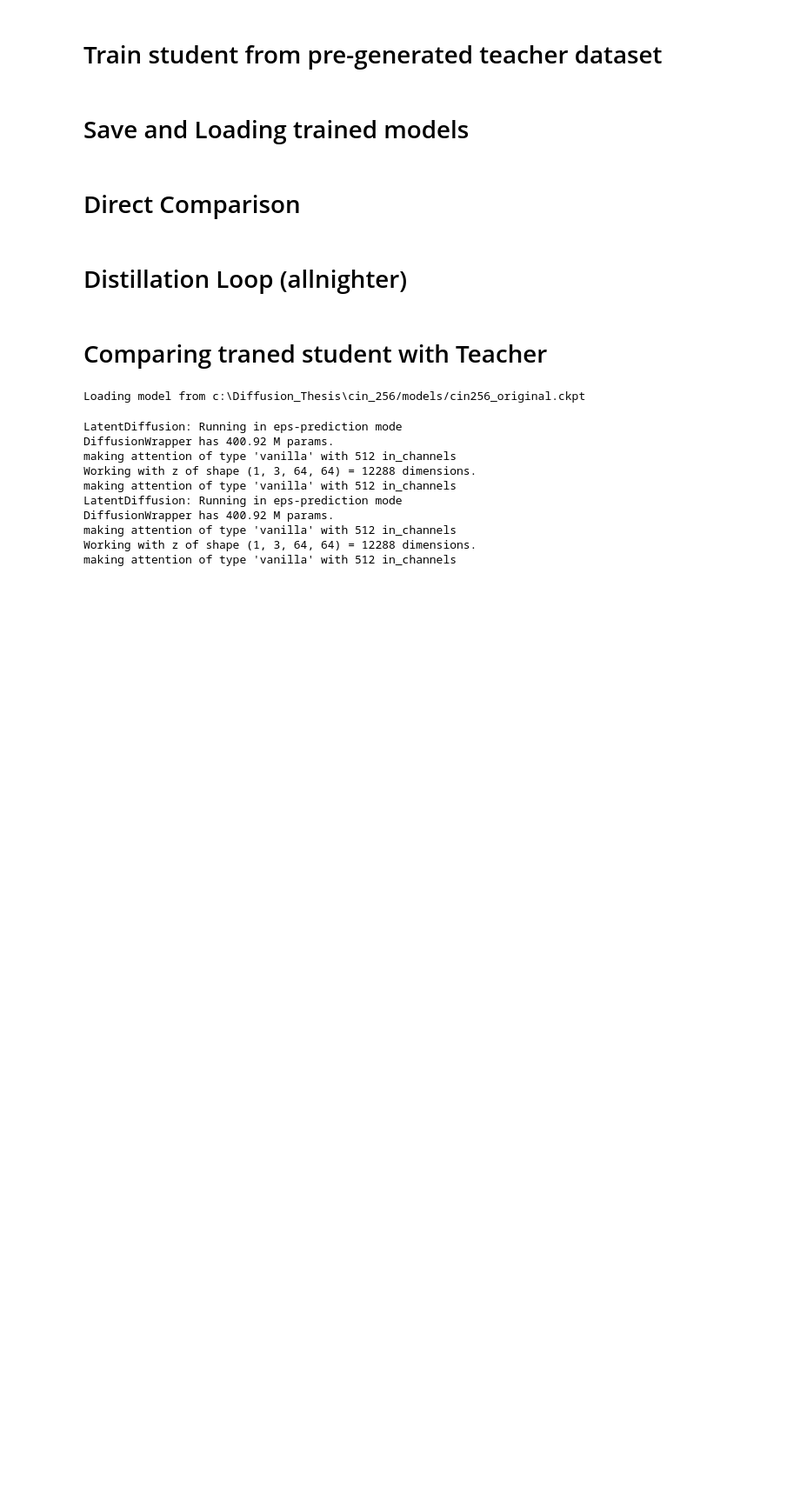
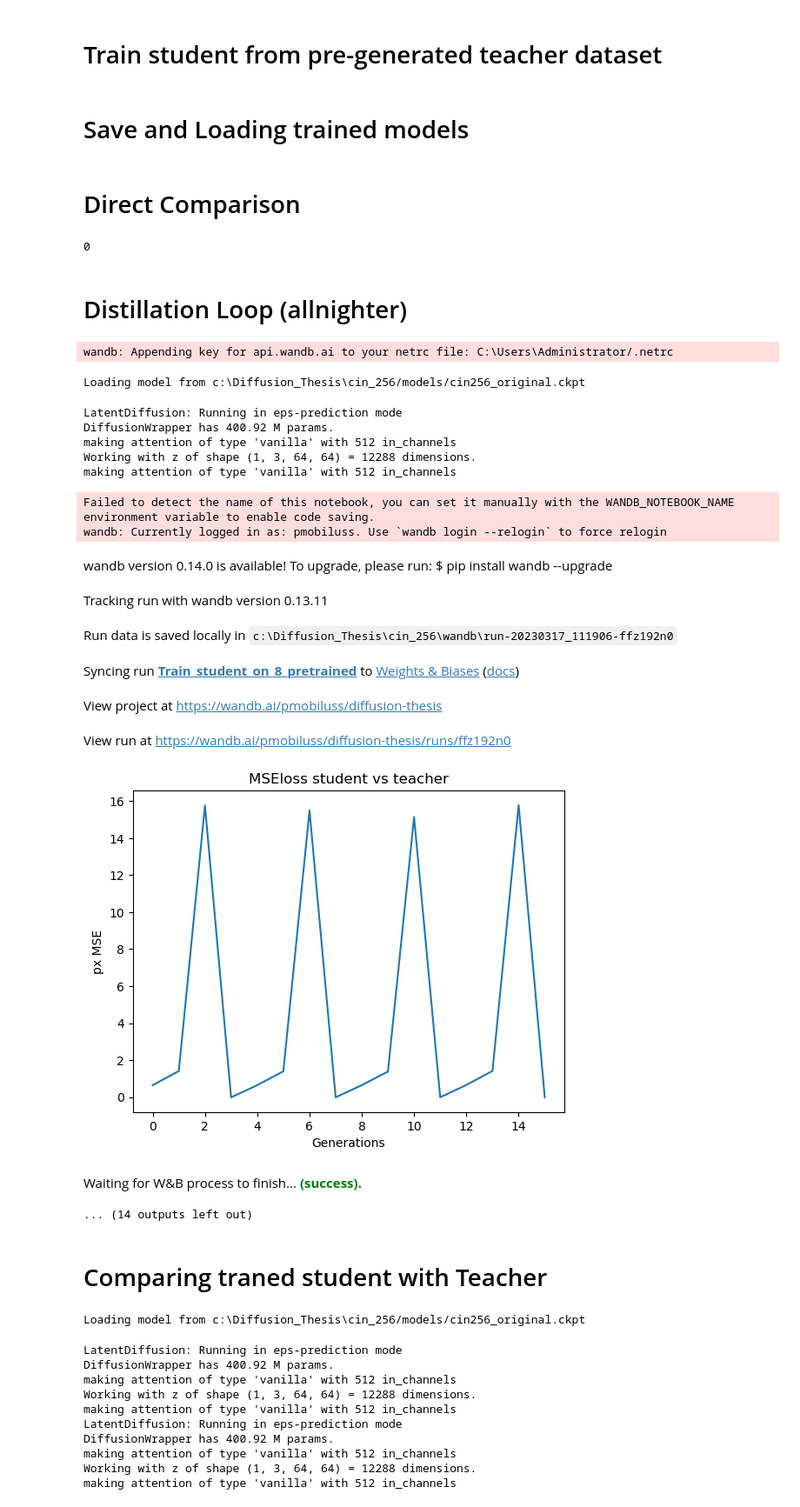
Before and after one commit to Pmobilee/DSD, a Jupyter notebook: cin_256/Cin_256_custom.ipynb, the cells around one changed output. Shown at 87% size. Drawn from its saved outputs; the diff is of its cells as text; code cells hidden in the pictures; blank space fills up the shorter version.

```diff
--- a/cin_256/Cin_256_custom.ipynb
+++ b/cin_256/Cin_256_custom.ipynb
@@ -208,24 +202,47 @@ student, sampler_student, optimizer, scheduler = load_trained(path, config_path)
 # %%
 images, _ = compare_teacher_student(teacher, sampler_teacher, student, sampler_student, steps=[1, 2, 4, 8, 16, 32, 64, 128])
 images
+# %%
+2 % 1
+# %% [output]
+0
 # %% [markdown]
 # Distillation Loop (allnighter)
 # %%
 from util import *
 import wandb
 
 cwd = os.getcwd()
 %reload_ext autoreload
 %autoreload 2
 !wandb login 4baa24c4fc6c8eed782cacb721d34977149d4fcb
 
-ddim_steps = [128, 64, 32, 16, 8, 4, 2]
-run_name = "True Attempt1e-9"
-generations = 25000
+ddim_steps = [8, 4, 2]
+run_name = "test"
+generations = 16
 lr=0.000000001
 config = f"{cwd}/models/configs/cin256-v2-custom.yaml"
 original_model_path = f"{cwd}/models/cin256_original.ckpt"
 distill(ddim_steps, generations, run_name, config, original_model_path, lr=lr)
+# %% [output]
+wandb: Appending key for api.wandb.ai to your netrc file: C:\Users\Administrator/.netrc
+Loading model from c:\Diffusion_Thesis\cin_256/models/cin256_original.ckpt
+LatentDiffusion: Running in eps-prediction mode
+DiffusionWrapper has 400.92 M params.
+making attention of type 'vanilla' with 512 in_channels
+Working with z of shape (1, 3, 64, 64) = 12288 dimensions.
+making attention of type 'vanilla' with 512 in_channels
+Failed to detect the name of this notebook, you can set it manually with the WANDB_NOTEBOOK_NAME environment variable to enable code saving.
+wandb: Currently logged in as: pmobiluss. Use `wandb login --relogin` to force relogin
+wandb version 0.14.0 is available! To upgrade, please run: $ pip install wandb --upgrade
+Tracking run with wandb version 0.13.11
+Run data is saved locally in c:\Diffusion_Thesis\cin_256\wandb\run-20230317_111906-ffz192n0
+Syncing run Train_student_on_8_pretrained to Weights & Biases (docs)
+View project at https://wandb.ai/pmobiluss/diffusion-thesis
+View run at https://wandb.ai/pmobiluss/diffusion-thesis/runs/ffz192n0
+[figure, added]
+Waiting for W&B process to finish... (success).
+... (14 outputs left out)
 # %% [markdown]
 # Comparing traned student with Teacher
 # %%
```
Also changed, not shown: parts of 1 cell of this notebook, 2 other files.
